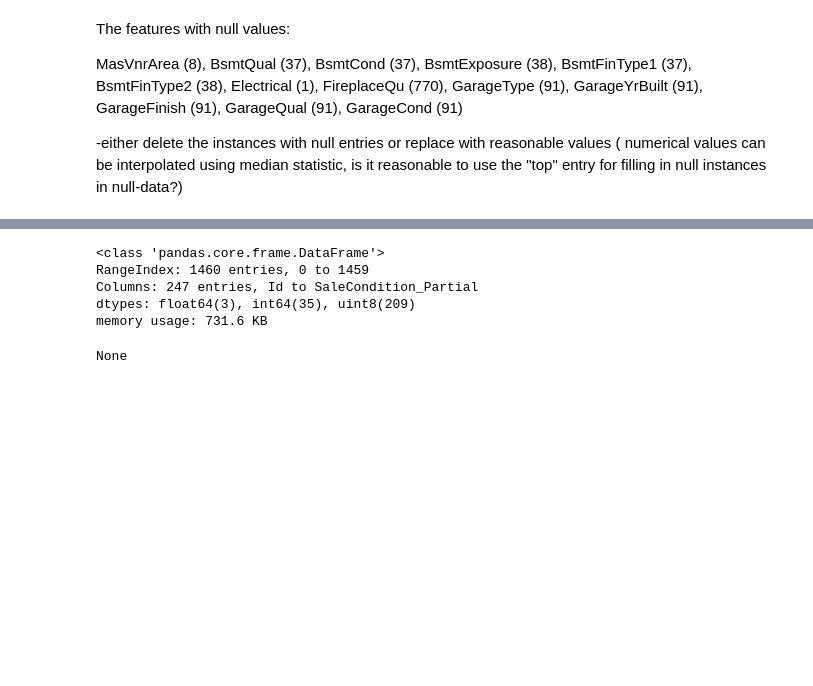
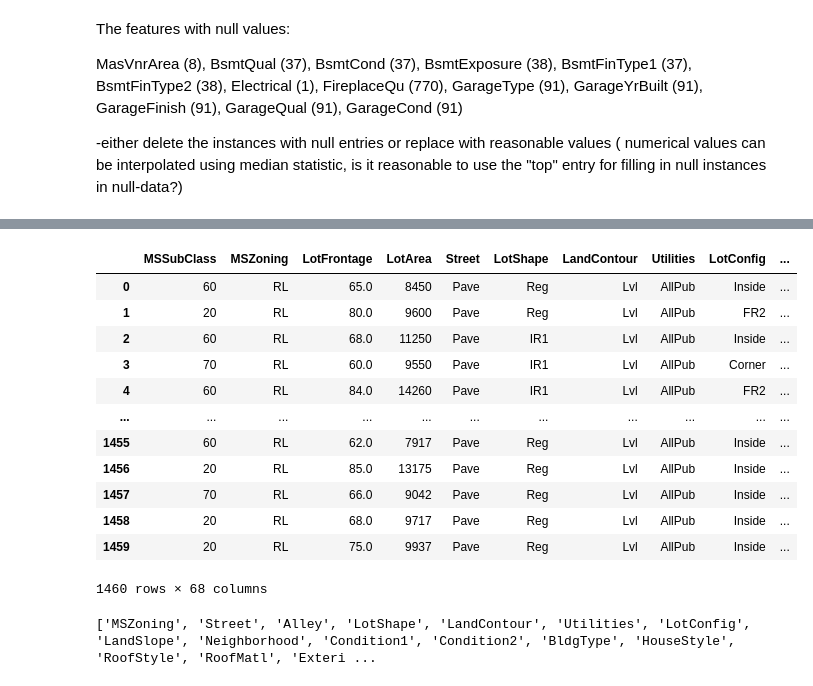
Before and after one commit to sofiapasquini/Cs9860A-Final-Project, a Jupyter notebook: CS9860A_Final_Project_Pasquini_Tondro.ipynb, the cells around one changed output, grey strips where cells are left out. Saved outputs shown, nothing was run; the diff lists cells and outputs as text; code cells hidden in the pictures; blank space fills up the shorter version.

```diff
--- a/CS9860A_Final_Project_Pasquini_Tondro.ipynb
+++ b/CS9860A_Final_Project_Pasquini_Tondro.ipynb
@@ -134,10 +135,9 @@ df_train[["Electrical", 'BsmtQual','BsmtCond','BsmtExposure','BsmtFinType1','Bsm
 # %%
-##IDEA- delete instances with null entries for categorical features in which the top entry has a frequency <(1460/2), otherwise replace null values with the top entry before encoding
+####THIS IS WHAT WE SHOULD DO:
+# null instances are NOT missing values in this data set for categorical values
+#instead of "Nan" in the entry, change to another string pandas will not recognize as "null"- "empty" perhaps
 
-# the features where the top entry is not the majority entry are BsmtQual, BsmtFinType1, FireplaceQu, GarageFinish
-df_train.dropna(subset=["BsmtQual","BsmtFinType1",'FireplaceQu','GarageFinish'], inplace=True)
-
-#for all other features, replace the missing values with the Top entry
-values={"Electrical":"SBrkr","Bsmtcond":"TA","BsmtExposure":"No","BsmtFinType2":"Unf","GarageType":"Attchd","GarageQual":"TA","GarageCond":"TA"}
-df.fillna(value=values) #filling Nan entries in each column with the appropriate values
+for feature in cat.columns:
+    df_train[feature].fillna("empty", inplace=True) #filling each Nan entry with "empty" so pandas doesnt set to null (all data is valid for these sets)
+df_train.info() # checking that it actually worked
 # %% [output]
@@ -145,11 +161,28 @@ NameError: name 'df' is not defined
 # %%
 df_train.drop(toBeDropped, axis=1)
-df_train=pd.get_dummies(df_train,columns=toBeDummied, drop_first=True)
+# df_train=pd.get_dummies(df_train,columns=toBeDummied, drop_first=True)
+# %% [output]
+|  | MSSubClass | MSZoning | LotFrontage | LotArea | Street | LotShape | LandContour | Utilities | LotConfig | ... |
+| 0 | 60 | RL | 65.0 | 8450 | Pave | Reg | Lvl | AllPub | Inside | ... |
+| 1 | 20 | RL | 80.0 | 9600 | Pave | Reg | Lvl | AllPub | FR2 | ... |
+| 2 | 60 | RL | 68.0 | 11250 | Pave | IR1 | Lvl | AllPub | Inside | ... |
+| 3 | 70 | RL | 60.0 | 9550 | Pave | IR1 | Lvl | AllPub | Corner | ... |
+| 4 | 60 | RL | 84.0 | 14260 | Pave | IR1 | Lvl | AllPub | FR2 | ... |
+| ... | ... | ... | ... | ... | ... | ... | ... | ... | ... | ... |
+| 1455 | 60 | RL | 62.0 | 7917 | Pave | Reg | Lvl | AllPub | Inside | ... |
+| 1456 | 20 | RL | 85.0 | 13175 | Pave | Reg | Lvl | AllPub | Inside | ... |
+| 1457 | 70 | RL | 66.0 | 9042 | Pave | Reg | Lvl | AllPub | Inside | ... |
+| 1458 | 20 | RL | 68.0 | 9717 | Pave | Reg | Lvl | AllPub | Inside | ... |
+| 1459 | 20 | RL | 75.0 | 9937 | Pave | Reg | Lvl | AllPub | Inside | ... |
+1460 rows × 68 columns
 # %%
+#dummy variables after dropping others
+#identify all the categorical features
+toBeDummied=[]
+for i in range(df_train.shape[1]):
+    if df_train.iloc[:,i].dtype==object:
+        toBeDummied.append(df_train.columns[i])
-# %% [output]
-<class 'pandas.core.frame.DataFrame'>
-RangeIndex: 1460 entries, 0 to 1459
-Columns: 247 entries, Id to SaleCondition_Partial
-dtypes: float64(3), int64(35), uint8(209)
-memory usage: 731.6 KB
-None
+# %%
+print(toBeDummied)
+# %% [output]
+['MSZoning', 'Street', 'Alley', 'LotShape', 'LandContour', 'Utilities', 'LotConfig', 'LandSlope', 'Neighborhood', 'Condition1', 'Condition2', 'BldgType', 'HouseStyle', 'RoofStyle', 'RoofMatl', 'Exteri ...
```
Also changed, not shown: parts of 2 cells of this notebook.
